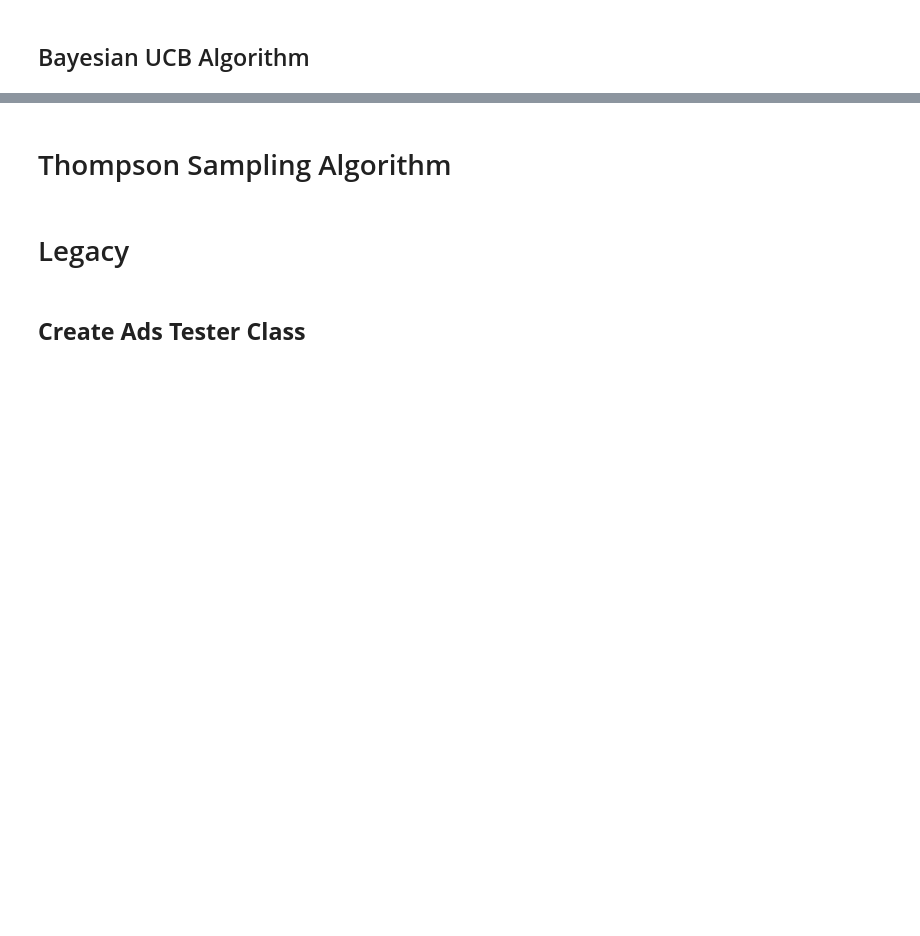
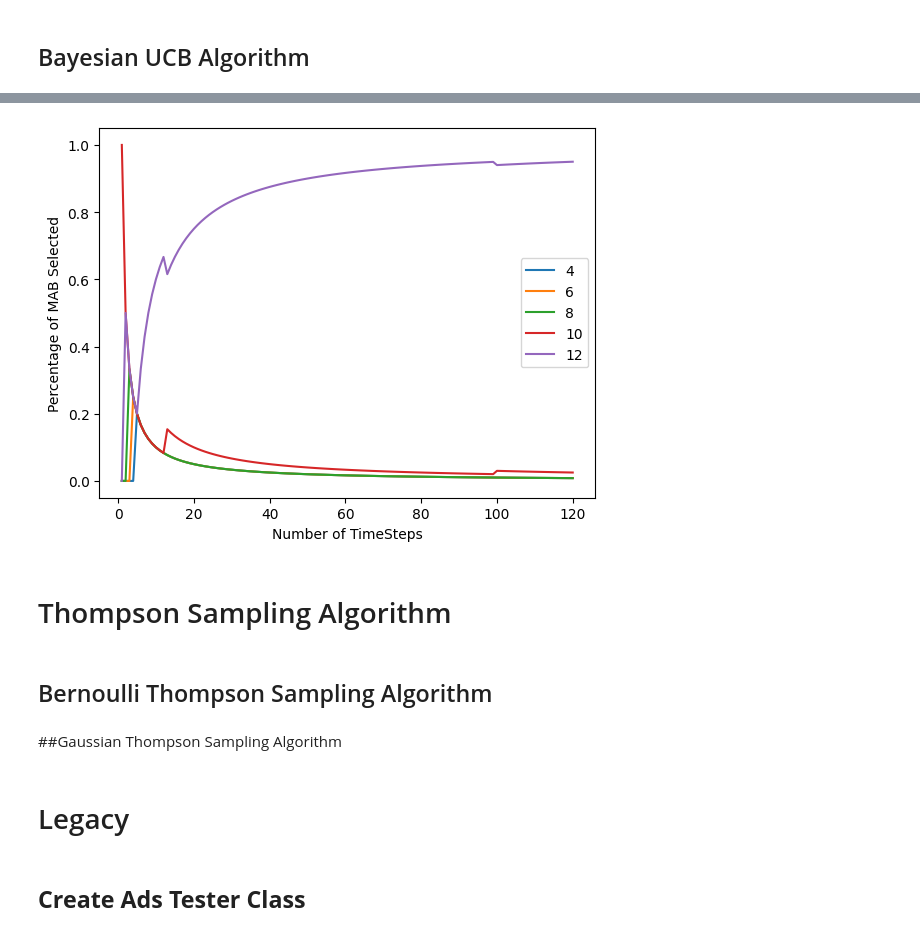
Before and after one commit to JohnYCLam/MachineLearning, a Jupyter notebook: Reinforcement_Learning_Multi_armed_Bandit.ipynb, the cells around one changed output, grey strips where cells are left out. Cells and saved outputs as stored; diff of their text form; code cells hidden in the pictures; blank space fills up the shorter version.

```diff
--- a/Reinforcement_Learning_Multi_armed_Bandit.ipynb
+++ b/Reinforcement_Learning_Multi_armed_Bandit.ipynb
@@ -356,3 +402,8 @@ plt.show()
 ## Bayesian UCB Algorithm
 # %%
 # Assuming the MAB rewards are normally distributed, we can set c = 1.96 to get the 95% confidence upper bound
+time_step = 120
+experiment = UCB_Experiment(UCB_MAB, true_means, 1.96)
+experiment.run(time_step)
+# %%
+percent_mabs_selected = percent_mabs_selected_per_timestep(experiment, time_step)
@@ -359,5 +414,17 @@ plt.show()
+# %%
+plt.plot(range(1, time_step + 1), percent_mabs_selected)
+plt.xlabel('Number of TimeSteps')
+plt.ylabel('Percentage of MAB Selected')
+plt.legend(true_means)
+plt.show()
+# %% [output]
+[figure, added]
 # %% [markdown]
 # Thompson Sampling Algorithm
+# %% [markdown]
+## Bernoulli Thompson Sampling Algorithm
+# %% [markdown]
+##Gaussian Thompson Sampling Algorithm
 # %% [markdown]
 # Legacy
 # %%
```
Also changed, not shown: parts of 12 cells of this notebook.
